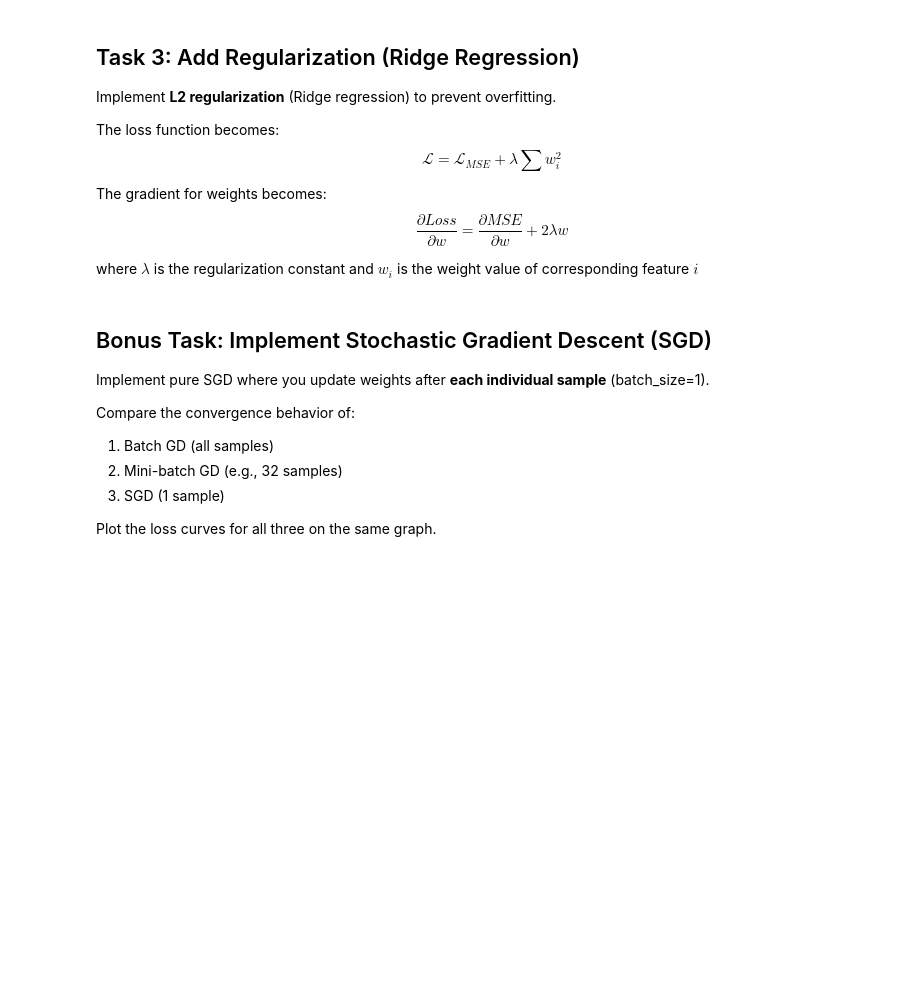
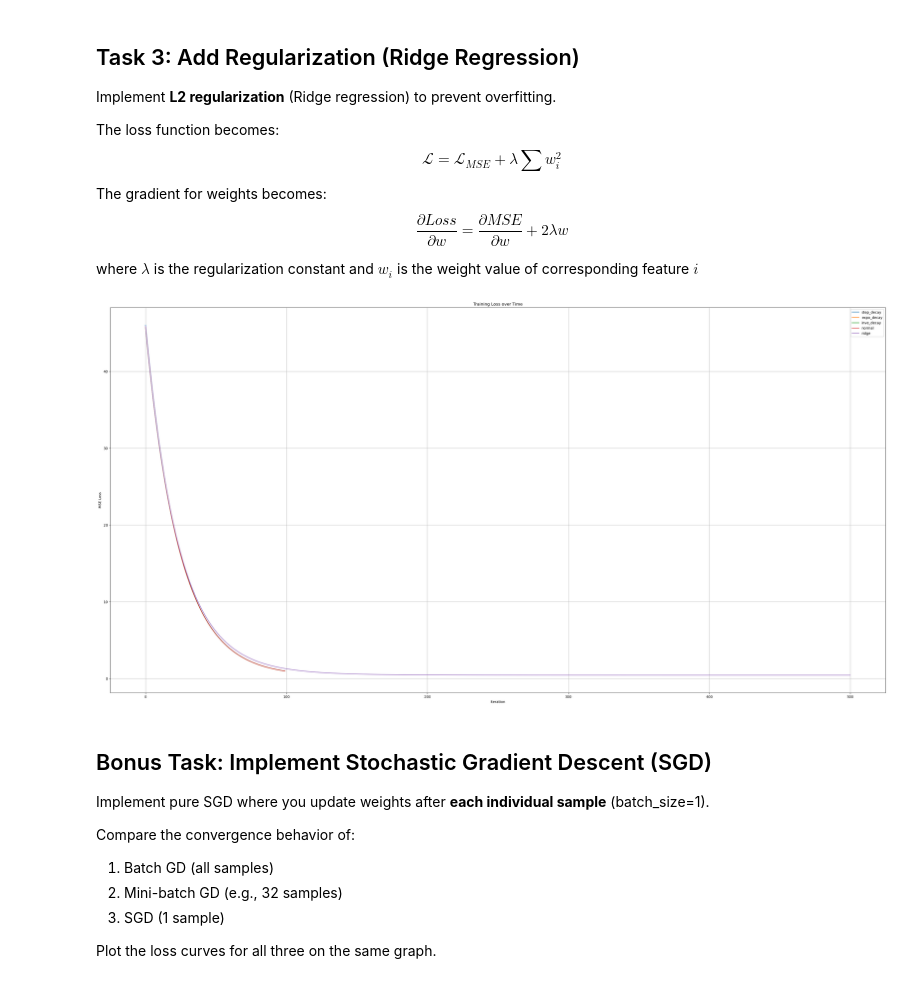
Before and after one commit to Cheetah555V2/Intro_to_Python_2, a Jupyter notebook: Homework/Python2_session14_GradientDescent.ipynb, the cells around one changed output. Cells and saved outputs as stored; diff of their text form; code cells hidden in the pictures; blank space fills up the shorter version.

```diff
--- a/Homework/Python2_session14_GradientDescent.ipynb
+++ b/Homework/Python2_session14_GradientDescent.ipynb
@@ -628,7 +749,8 @@ def calculate_ridge_loss(y_true: np.ndarray, y_pred: np.ndarray, w: np.ndarray,
         Ridge loss value
     """
     # Your code here
-    pass
+    mse_loss = compute_mse(y_true, y_pred)
+    return mse_loss + (reg_lambda * np.sum(w ** 2))
 
 def calculate_ridge_gradients(X: np.ndarray, y: np.ndarray, y_pred: np.ndarray, w: np.ndarray, reg_lambda: float) -> tuple:
     """
@@ -642,7 +764,7 @@ def calculate_ridge_gradients(X: np.ndarray, y: np.ndarray, y_pred: np.ndarray,
         reg_lambda: Regularization strength
         """
     # Your code here
-    pass
+    return compute_gradients(X, y, y_pred)[0] + (2 * reg_lambda * w), compute_gradients(X, y, y_pred)[1]
 
 def train_ridge_regression(
     X: np.ndarray,
@@ -660,14 +782,49 @@ def train_ridge_regression(
     - Note: We typically don't regularize the bias term
     """
     # Your code here
-    pass
+    n_samples, n_features = X.shape
+
+    # Initialize parameters randomly
+    w = np.random.randn(n_features) * 0.01
+    b = 0.0
+    loss_history = []
+
+    for _ in range(n_iterations):
+        y_pred = predict(X, w, b)
+        gd_w, gd_b = calculate_ridge_gradients(X, y, y_pred, w, reg_lambda)
+
+        w -= learning_rate * gd_w
+        b -= learning_rate * gd_b
+        loss_history.append(compute_mse(y, y_pred))
+
+    y_pred = predict(X, w, b)
+    loss_history.append(compute_mse(y, y_pred))
+
+    return w, b, loss_history
 # %%
-_, _, _ =train_ridge_regression(
+w, b, loss_history_ridge =train_ridge_regression(
     X, y,
     learning_rate=0.01,
     reg_lambda=0.1,
     n_iterations=500
 )
+# %%
+import matplotlib.pyplot as plt
+
+plt.figure(figsize=(40, 20))
+plt.plot(loss_history_step_decay, label='step_decay')
+plt.plot(loss_history_expo_decay, label='expo_decay')
+plt.plot(loss_history_inve_decay, label='inve_decay')
+plt.plot(loss_history_normal, label='normal')
+plt.plot(loss_history_ridge, label='ridge')
+plt.xlabel('Iteration')
+plt.ylabel('MSE Loss')
+plt.title('Training Loss over Time')
+plt.grid(True)
+plt.legend()
+plt.show()
+# %% [output]
+[figure, added]
 # %% [markdown]
 ## Bonus Task: Implement Stochastic Gradient Descent (SGD)
 
```
Also changed, not shown: parts of 14 cells of this notebook, 3 other files.
